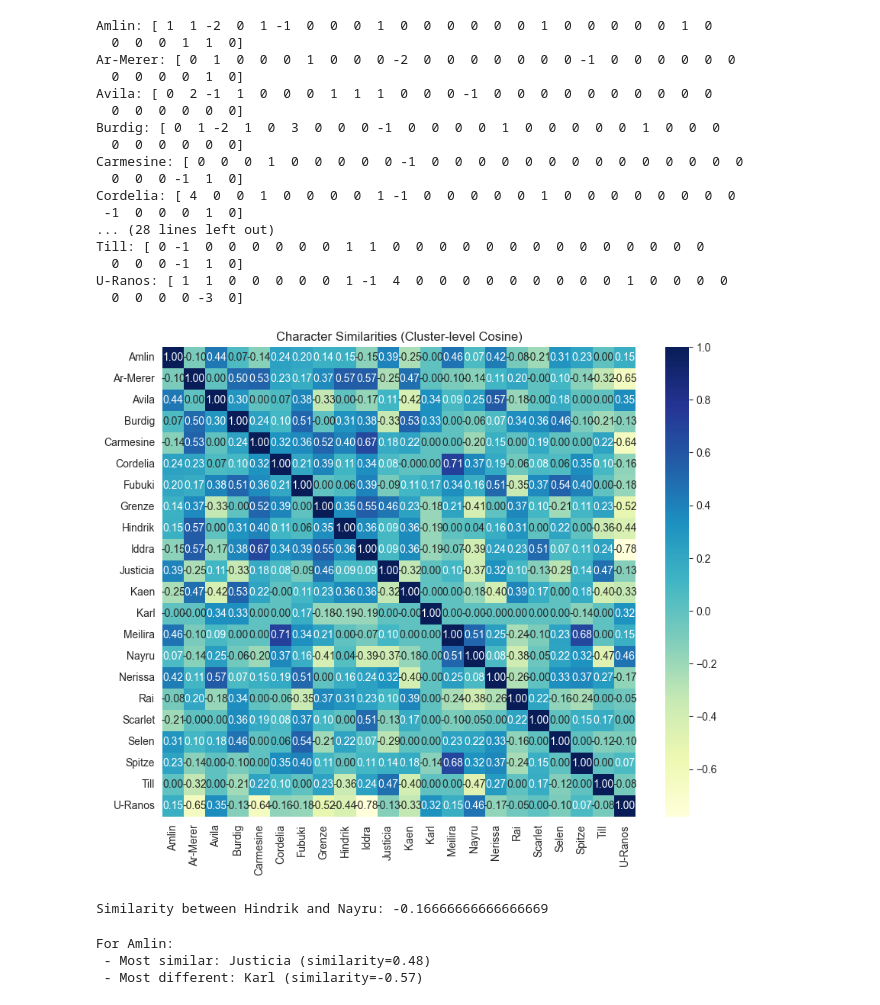
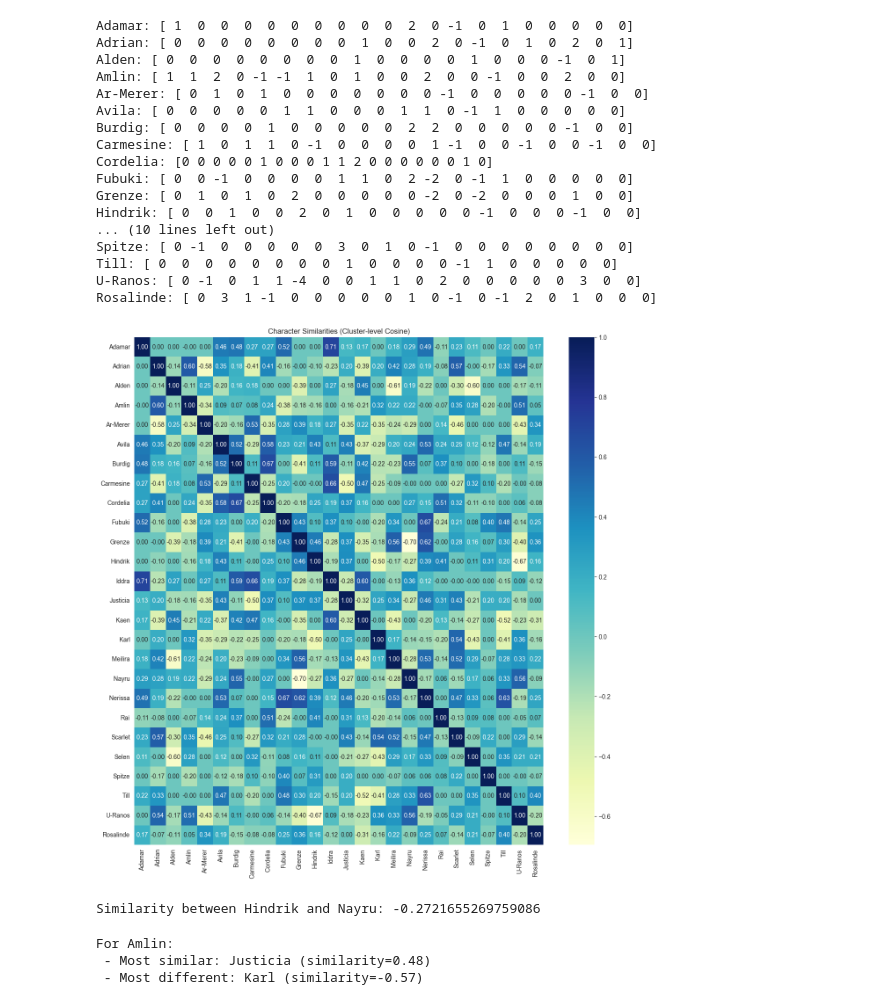
Before and after one commit to Zetsuboushii/Vastlands-Exploration, a Jupyter notebook: character_interests.ipynb, the cells around one changed output. Drawn from its saved outputs; the diff is of its cells as text; code cells hidden in the pictures.

```diff
--- a/character_interests.ipynb
+++ b/character_interests.ipynb
@@ -1,26 +1,7 @@
 # %%
 from utils import get_dataframes
 
-dataframes, effect_data = get_dataframes("", True, False)
+dataframes = get_dataframes("", True, False)
 # %%
 characters_liking = dataframes["characters"].loc[:, ["name", "likes", "dislikes"]]
 df = characters_liking[characters_liking["likes"].str.len() != 0].reset_index(drop=True)
-# %%
-def parse_and_flatten_list(list_str: list[list[str]]):
-    """
-    Convert string like '[[Plüschtiere], [Alleinsein], ...]'
-    into a Python list ['Plüschtiere','Alleinsein',...]
-    """
-    string_list: list[str] = []
-    try:
-        for sub in list_str:
-            string_list.append(sub[0])
-        return string_list
-    except Exception as e:
-        print("An exception occurred:", e)
-        return []
-
-
-df["likes"] = df["likes"].apply(parse_and_flatten_list)
-df["dislikes"] = df["dislikes"].apply(parse_and_flatten_list)
-df
@@ -73,7 +36,7 @@ Vectors shape: (208, 300)
 # %%
 from sklearn.cluster import KMeans
 
-k = 30  # number of clusters
+k = 20  # number of clusters
 kmeans = KMeans(n_clusters=k, random_state=42)
 kmeans.fit(item_vectors)
 
@@ -148,48 +111,48 @@ for _, row in df.iterrows():
 for name, vec in character_cluster_vectors.items():
     print(f"{name}: {vec}")
 # %% [output]
-Amlin: [ 1  1 -2  0  1 -1  0  0  0  1  0  0  0  0  0  0  1  0  0  0  0  0  1  0
-  0  0  0  1  1  0]
-Ar-Merer: [ 0  1  0  0  0  1  0  0  0 -2  0  0  0  0  0  0  0 -1  0  0  0  0  0  0
-  0  0  0  0  1  0]
-Avila: [ 0  2 -1  1  0  0  0  1  1  1  0  0  0 -1  0  0  0  0  0  0  0  0  0  0
-  0  0  0  0  0  0]
-Burdig: [ 0  1 -2  1  0  3  0  0  0 -1  0  0  0  0  1  0  0  0  0  0  1  0  0  0
-  0  0  0  0  0  0]
-Carmesine: [ 0  0  0  1  0  0  0  0  0 -1  0  0  0  0  0  0  0  0  0  0  0  0  0  0
-  0  0  0 -1  1  0]
-Cordelia: [ 4  0  0  1  0  0  0  0  1 -1  0  0  0  0  0  1  0  0  0  0  0  0  0  0
- -1  0  0  0  1  0]
-... (28 lines left out)
-Till: [ 0 -1  0  0  0  0  0  0  1  1  0  0  0  0  0  0  0  0  0  0  0  0  0  0
-  0  0  0 -1  1  0]
-U-Ranos: [ 1  1  0  0  0  0  0  1 -1  4  0  0  0  0  0  0  0  0  0  1  0  0  0  0
-  0  0  0  0 -3  0]
+Adamar: [ 1  0  0  0  0  0  0  0  0  0  2  0 -1  0  1  0  0  0  0  0]
+Adrian: [ 0  0  0  0  0  0  0  0  1  0  0  2  0 -1  0  1  0  2  0  1]
+Alden: [ 0  0  0  0  0  0  0  0  1  0  0  0  0  1  0  0  0 -1  0  1]
+Amlin: [ 1  1  2  0 -1 -1  1  0  1  0  0  2  0  0 -1  0  0  2  0  0]
+Ar-Merer: [ 0  1  0  1  0  0  0  0  0  0  0 -1  0  0  0  0  0 -1  0  0]
+Avila: [ 0  0  0  0  0  1  1  0  0  0  1  1  0 -1  1  0  0  0  0  0]
+Burdig: [ 0  0  0  0  1  0  0  0  0  0  2  2  0  0  0  0  0 -1  0  0]
+Carmesine: [ 1  0  1  1  0 -1  0  0  0  0  1 -1  0  0 -1  0  0 -1  0  0]
+Cordelia: [0 0 0 0 0 1 0 0 0 1 1 2 0 0 0 0 0 0 1 0]
+Fubuki: [ 0  0 -1  0  0  0  0  1  1  0  2 -2  0 -1  1  0  0  0  0  0]
+Grenze: [ 0  1  0  1  0  2  0  0  0  0  0 -2  0 -2  0  0  0  1  0  0]
+Hindrik: [ 0  0  1  0  0  2  0  1  0  0  0  0  0 -1  0  0  0 -1  0  0]
+... (10 lines left out)
+Spitze: [ 0 -1  0  0  0  0  0  3  0  1  0 -1  0  0  0  0  0  0  0  0]
+Till: [ 0  0  0  0  0  0  0  0  1  0  0  0  0 -1  1  0  0  0  0  0]
+U-Ranos: [ 0 -1  0  1  1 -4  0  0  1  1  0  2  0  0  0  0  0  3  0  0]
+Rosalinde: [ 0  3  1 -1  0  0  0  0  0  1  0 -1  0 -1  2  0  1  0  0  0]
 # %%
 from sklearn.metrics.pairwise import cosine_similarity
 
 names = list(character_cluster_vectors.keys())
 vecs = np.array([character_cluster_vectors[n] for n in names])
 
 similarity_matrix = cosine_similarity(vecs)
 
 # Now similarity_matrix[i, j] is the similarity between character i and j
 # We can show this in a nice heatmap with Seaborn:
 
 import seaborn as sns
 import matplotlib.pyplot as plt
 
-plt.figure(figsize=(10, 8))
+plt.figure(figsize=(15, 15))
 sns.heatmap(similarity_matrix,
             xticklabels=names,
             yticklabels=names,
             cmap="YlGnBu",
             annot=True,
             fmt=".2f")
 plt.title("Character Similarities (Cluster-level Cosine)")
 plt.show()
 # %% [output]
-[figure, old version]
+[figure, new version]
 # %%
 def character_similarity(char1, char2):
     vec1 = character_cluster_vectors[char1].reshape(1, -1)
@@ -201,7 +164,7 @@ selected_characters = ("Hindrik", "Nayru")
 print(f"Similarity between {selected_characters[0]} and {selected_characters[1]}:",
       character_similarity(*selected_characters))
 # %% [output]
-Similarity between Hindrik and Nayru: -0.16666666666666669
+Similarity between Hindrik and Nayru: -0.2721655269759086
 # %%
 import numpy as np
 
```
Also changed, not shown: parts of 4 cells of this notebook, 3 other files.
